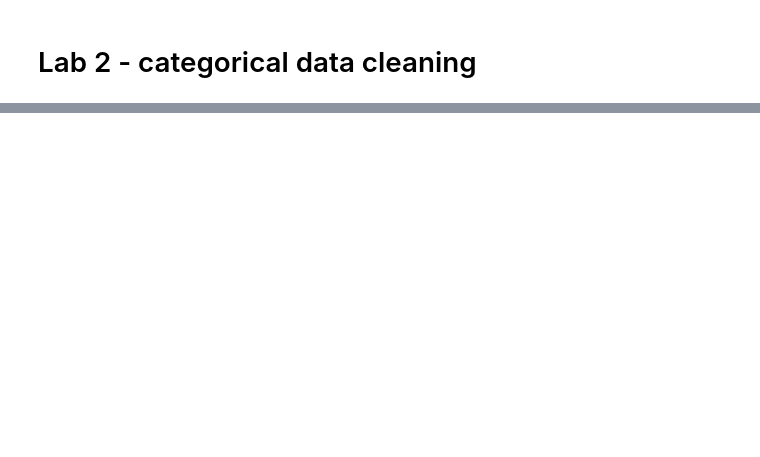
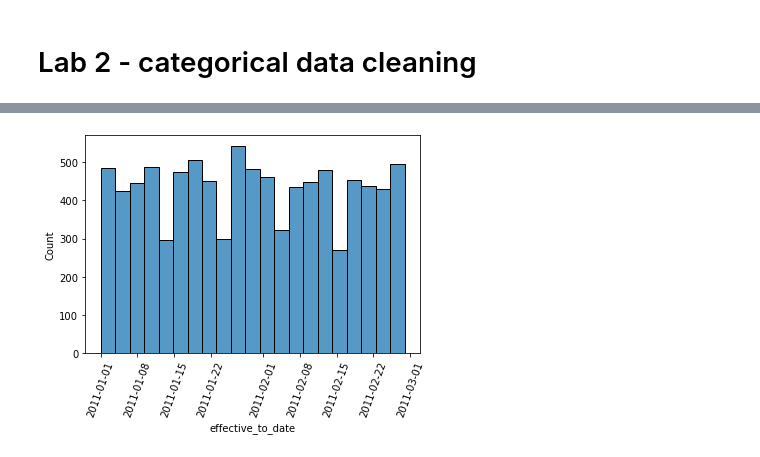
Before and after one commit to wmarshalljr/lab-cleaning-numerical-data, a Jupyter notebook: files_for_lab/Lab_NumCat_4.1_4.2.ipynb, the cells around one changed output, grey strips where cells are left out. Cells and saved outputs as stored; diff of their text form; code cells hidden in the pictures; blank space fills up the shorter version.

```diff
--- a/files_for_lab/Lab_NumCat_4.1_4.2.ipynb
+++ b/files_for_lab/Lab_NumCat_4.1_4.2.ipynb
@@ -321,0 +248,9 @@ categorical
+# %%
+sns.histplot(customer_df['effective_to_date'])
+plt.xticks(rotation=70)
+plt.show()
+
+# With the histogram plot we see the frequency of policy expirations by date in the first quarter of 2011
+# There may be a bi-weekly 'seasonality' so the renewal of insurance may come around recieving the paycheck?
+# %% [output]
+[figure, added]
```
Also changed, not shown: parts of 26 cells of this notebook.
